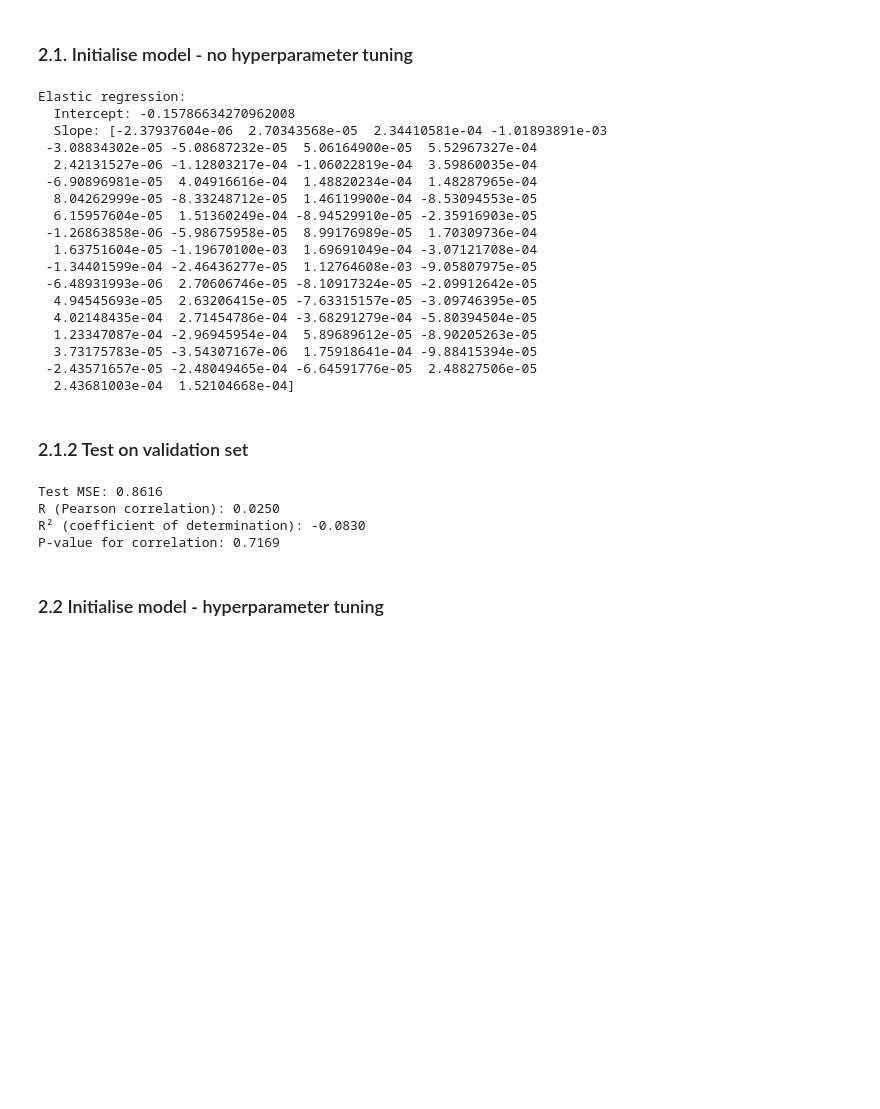
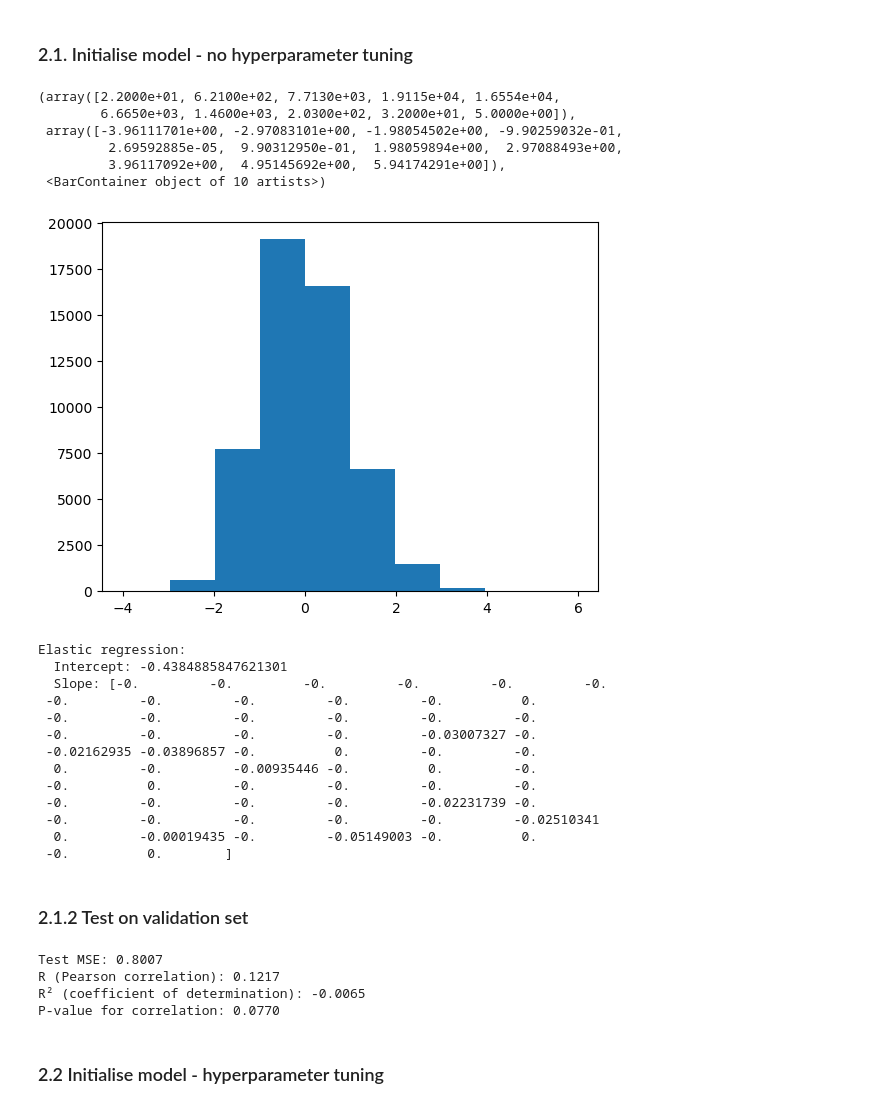
Before and after one commit to clarapecci/week1-project-template, a Jupyter notebook: enet_regression.ipynb, the cells around one changed output. Saved outputs shown, nothing was run; the diff lists cells and outputs as text; code cells hidden in the pictures; blank space fills up the shorter version.

```diff
--- a/enet_regression.ipynb
+++ b/enet_regression.ipynb
@@ -312,41 +456,53 @@ plt.show()
 ####Specify parameters for the regression - MAKE CHANGES HERE
 alpha = 0.1
 l1_ratio = 0.5
+# %%
+from sklearn.preprocessing import StandardScaler
+
+scaler = StandardScaler()
+scaler.fit(X_train)
+X_train_scaled = scaler.transform(X_train)
+X_val_scaled = scaler.transform(X_val)
+# %%
+plt.hist(X_train_scaled.flatten())
+# %% [output]
+(array([2.2000e+01, 6.2100e+02, 7.7130e+03, 1.9115e+04, 1.6554e+04,
+        6.6650e+03, 1.4600e+03, 2.0300e+02, 3.2000e+01, 5.0000e+00]),
+ array([-3.96111701e+00, -2.97083101e+00, -1.98054502e+00, -9.90259032e-01,
+         2.69592885e-05,  9.90312950e-01,  1.98059894e+00,  2.97088493e+00,
+         3.96117092e+00,  4.95145692e+00,  5.94174291e+00]),
+ <BarContainer object of 10 artists>)
+[figure, added]
 # %%
 #Running Elastic net
 # Train the regression using the training matrix:
 en = ElasticNet(alpha=alpha, l1_ratio=l1_ratio)
-en.fit(X_train, y_train)
+en.fit(X_train_scaled, y_train)
 # Display the trained regression parameters:
 print("Elastic regression:")
 print("  Intercept:", en.intercept_)
 print("  Slope:", en.coef_)
 # %% [output]
 Elastic regression:
-  Intercept: -0.15786634270962008
-  Slope: [-2.37937604e-06  2.70343568e-05  2.34410581e-04 -1.01893891e-03
- -3.08834302e-05 -5.08687232e-05  5.06164900e-05  5.52967327e-04
-  2.42131527e-06 -1.12803217e-04 -1.06022819e-04  3.59860035e-04
- -6.90896981e-05  4.04916616e-04  1.48820234e-04  1.48287965e-04
-  8.04262999e-05 -8.33248712e-05  1.46119900e-04 -8.53094553e-05
-  6.15957604e-05  1.51360249e-04 -8.94529910e-05 -2.35916903e-05
- -1.26863858e-06 -5.98675958e-05  8.99176989e-05  1.70309736e-04
-  1.63751604e-05 -1.19670100e-03  1.69691049e-04 -3.07121708e-04
- -1.34401599e-04 -2.46436277e-05  1.12764608e-03 -9.05807975e-05
- -6.48931993e-06  2.70606746e-05 -8.10917324e-05 -2.09912642e-05
-  4.94545693e-05  2.63206415e-05 -7.63315157e-05 -3.09746395e-05
-  4.02148435e-04  2.71454786e-04 -3.68291279e-04 -5.80394504e-05
-  1.23347087e-04 -2.96945954e-04  5.89689612e-05 -8.90205263e-05
-  3.73175783e-05 -3.54307167e-06  1.75918641e-04 -9.88415394e-05
- -2.43571657e-05 -2.48049465e-04 -6.64591776e-05  2.48827506e-05
-  2.43681003e-04  1.52104668e-04]
+  Intercept: -0.4384885847621301
+  Slope: [-0.         -0.         -0.         -0.         -0.         -0.
+ -0.         -0.         -0.         -0.         -0.          0.
+ -0.         -0.         -0.         -0.         -0.         -0.
+ -0.         -0.         -0.         -0.         -0.03007327 -0.
+ -0.02162935 -0.03896857 -0.          0.         -0.         -0.
+  0.         -0.         -0.00935446 -0.          0.         -0.
+ -0.          0.         -0.         -0.         -0.         -0.
+ -0.         -0.         -0.         -0.         -0.02231739 -0.
+ -0.         -0.         -0.         -0.         -0.         -0.02510341
+  0.         -0.00019435 -0.         -0.05149003 -0.          0.
+ -0.          0.        ]
 # %% [markdown]
 ### 2.1.2 Test on validation set
 # %%
 from scipy.stats import pearsonr
 from sklearn.metrics import r2_score
 
-y_pred = en.predict(X_val)
+y_pred = en.predict(X_val_scaled)
 mse = np.mean((y_val - y_pred) ** 2)
 
 # Calculate R (Pearson correlation coefficient)
@@ -361,10 +517,10 @@ print(f"R (Pearson correlation): {r_value:.4f}")
 print(f"R² (coefficient of determination): {r2:.4f}")
 print(f"P-value for correlation: {p_value:.4f}")
 # %% [output]
-Test MSE: 0.8616
-R (Pearson correlation): 0.0250
-R² (coefficient of determination): -0.0830
-P-value for correlation: 0.7169
+Test MSE: 0.8007
+R (Pearson correlation): 0.1217
+R² (coefficient of determination): -0.0065
+P-value for correlation: 0.0770
 # %% [markdown]
 ### 2.2 Initialise model - hyperparameter tuning
 # %%
```
Also changed, not shown: parts of 18 cells of this notebook.
